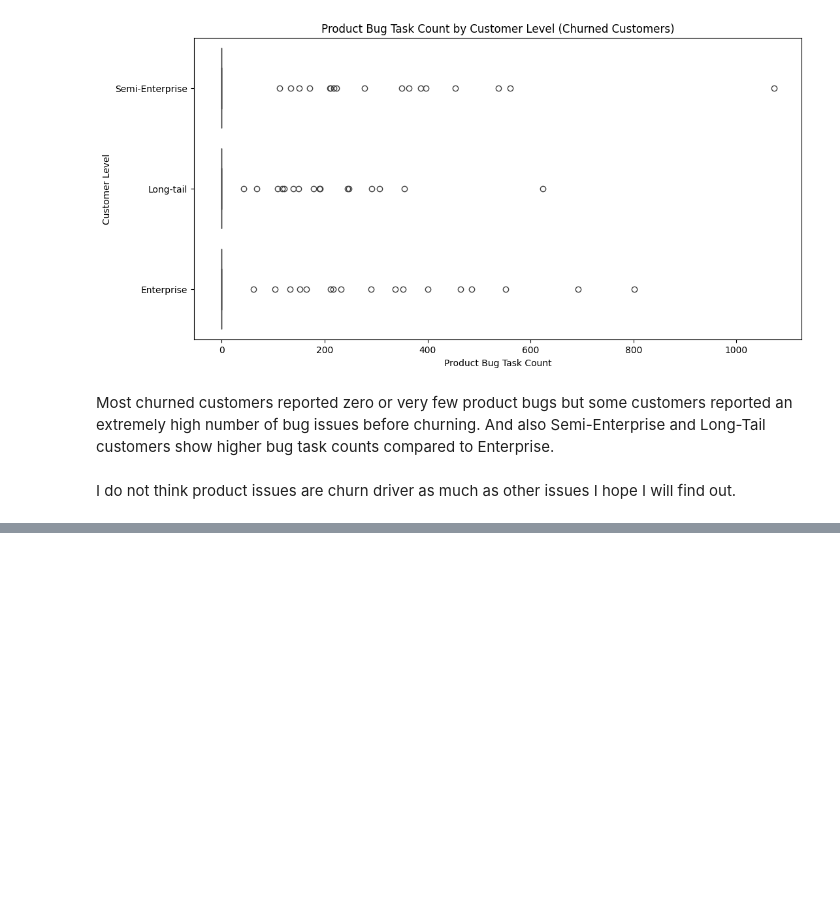
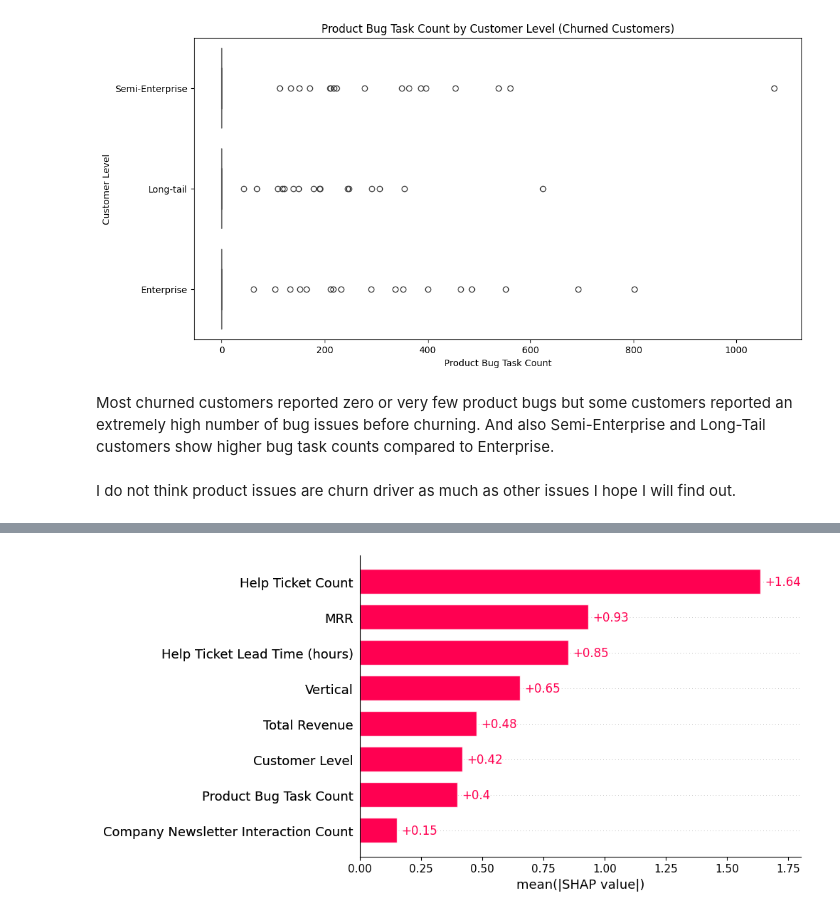
Before and after one commit to yahocan/hacettepeaidatathon2024, a Jupyter notebook: datathon.ipynb, the cells around one changed output, grey strips where cells are left out. Cells and saved outputs as stored; diff of their text form; code cells hidden in the pictures; blank space fills up the shorter version.

```diff
--- a/datathon.ipynb
+++ b/datathon.ipynb
@@ -464,0 +653,4 @@ I do not think product issues are churn driver as much as other issues I hope I
+# %%
+shap.plots.bar(shap_values)
+# %% [output]
+[figure, added]
```
Also changed, not shown: parts of 30 cells of this notebook, 11 other files.
